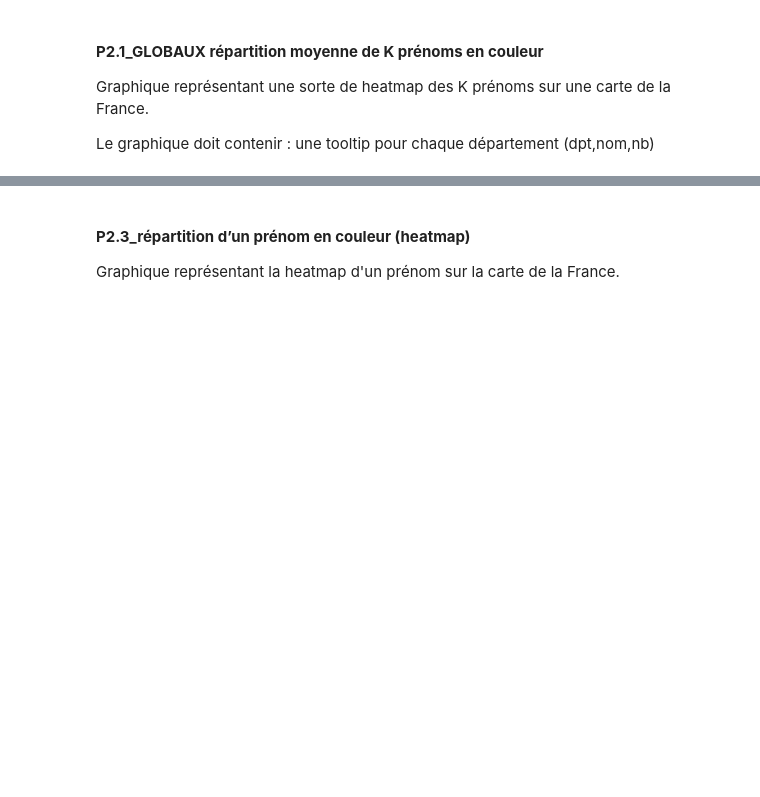
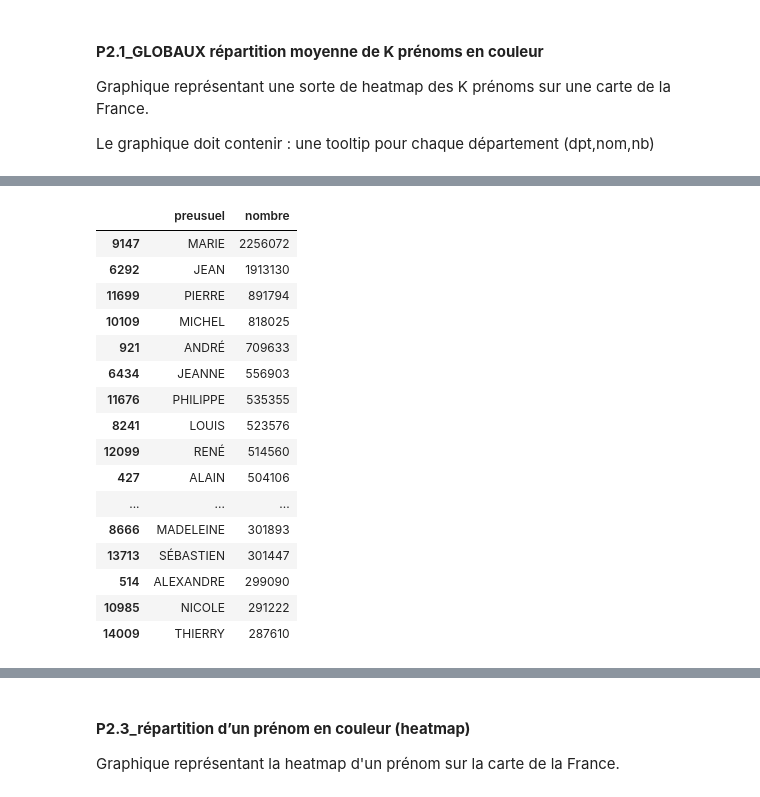
Before and after one commit to nicolas-allegre/VISU_Baby_name, a Jupyter notebook: notebooks/VISU_Projet_Baby_name_GroupU.ipynb, the cells around one changed output, grey strips where cells are left out. Saved outputs shown, nothing was run; the diff lists cells and outputs as text; code cells hidden in the pictures; blank space fills up the shorter version.

```diff
--- a/notebooks/VISU_Projet_Baby_name_GroupU.ipynb
+++ b/notebooks/VISU_Projet_Baby_name_GroupU.ipynb
@@ -554,0 +706,23 @@ Le graphique doit contenir : une tooltip pour chaque département (dpt,nom,nb)
+# %%
+# Afficher les K prénoms les plus fréquents avec leur nombre total
+top_prenoms_df = names.groupby('preusuel', as_index=False)['nombre'].sum()
+top_prenoms_df = top_prenoms_df.sort_values(['nombre', 'preusuel'], ascending=[False, True])
+top_prenoms_df.head(K)
+# %% [output]
+|  | preusuel | nombre |
+| 9147 | MARIE | 2256072 |
+| 6292 | JEAN | 1913130 |
+| 11699 | PIERRE | 891794 |
+| 10109 | MICHEL | 818025 |
+| 921 | ANDRÉ | 709633 |
+| 6434 | JEANNE | 556903 |
+| 11676 | PHILIPPE | 535355 |
+| 8241 | LOUIS | 523576 |
+| 12099 | RENÉ | 514560 |
+| 427 | ALAIN | 504106 |
+| ... | ... | ... |
+| 8666 | MADELEINE | 301893 |
+| 13713 | SÉBASTIEN | 301447 |
+| 514 | ALEXANDRE | 299090 |
+| 10985 | NICOLE | 291222 |
+| 14009 | THIERRY | 287610 |
```
Also changed, not shown: parts of 22 cells of this notebook.
